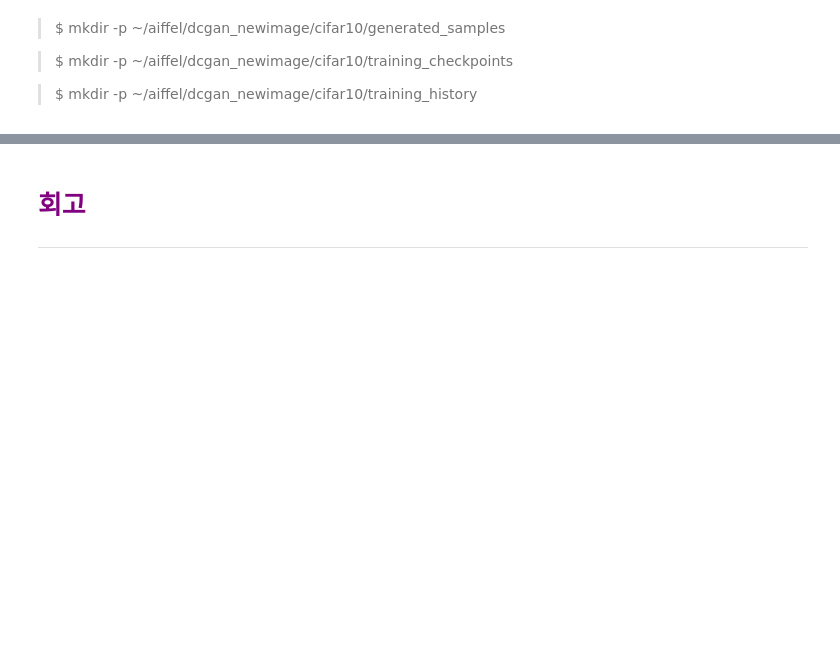
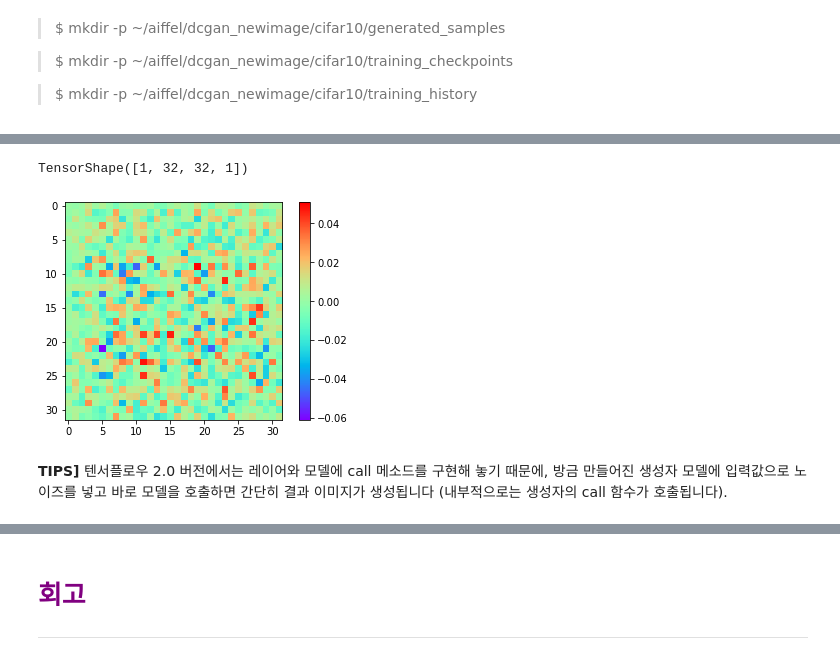
Before and after one commit to nogi519/aiffel, a Jupyter notebook: EXPLORATION12.ipynb, the cells around one changed output, grey strips where cells are left out. Saved outputs shown, nothing was run; the diff lists cells and outputs as text; code cells hidden in the pictures; blank space fills up the shorter version.

```diff
--- a/EXPLORATION12.ipynb
+++ b/EXPLORATION12.ipynb
@@ -205,0 +255,32 @@ Summa의 summarize를 사용하여 추출적 요약을 해보세요.
+# %%
+def make_generator_model():  # 언제든 생성자를 생성하는 함수
+
+    # Start(레이어를 차곡차곡 쌓기!)
+    model = tf.keras.Sequential()
+
+    # First: Dense layer
+    model.add(layers.Dense(8*8*256, use_bias=False, input_shape=(100,)))
+    model.add(layers.BatchNormalization())
+    model.add(layers.LeakyReLU())
+
+    # Second: Reshape layer : 1차원 벡터를 (7, 7, 256) 형상의 3차원 벡터로 변환시키는 작업
+    model.add(layers.Reshape((8, 8, 256)))
+
+    # Third: Conv2DTranspose layer : 가장 중요한 레이어, 일반적인 Conv2D와 반대로 이미지 사이즈를 넓혀주는 층
+    model.add(layers.Conv2DTranspose(128, kernel_size=(5, 5), strides=(1, 1), padding='same', use_bias=False))
+    model.add(layers.BatchNormalization())  # 신경망의 가중치가 폭발하지 않도록 가중치 값을 정규화
+    model.add(layers.LeakyReLU())
+
+    # Fourth: Conv2DTranspose layer
+    model.add(layers.Conv2DTranspose(64, kernel_size=(5, 5), strides=(2, 2), padding='same', use_bias=False))
+    model.add(layers.BatchNormalization())
+    model.add(layers.LeakyReLU())
+
+    # Fifth: Conv2DTranspose layer
+    model.add(layers.Conv2DTranspose(1, kernel_size=(5, 5), strides=(2, 2), padding='same', use_bias=False, \
+                                     activation='tanh'))  #  tanh : -1 ~ 1 이내의 값으로 픽셀값을 정규화시켰던 데이터셋과 동일하게 하기 위함
+
+    return model
+# %%
+generator = make_generator_model()
+generator.summary()  # 모델 세부 내용 출력
@@ -205,0 +305,18 @@ Summa의 summarize를 사용하여 추출적 요약을 해보세요.
+# %%
+# Batch Normalization 레이어는 훈련 시기와 추론(infernce) 시기의 행동이 다르기 때문에
+# training=False을 주어야 올바른 결과를 얻을 수 있음!
+# tf.random.normal : 가우시안 분포에서 뽑아낸 랜덤 벡터로 이루어진 노이즈 벡터를 만듦
+noise = tf.random.normal([1, 100])
+
+generated_image = generator(noise, training=False)
+generated_image.shape  # 이미지가 규격에 맞춰 잘 생성됐는지 확인
+# %% [output]
+TensorShape([1, 32, 32, 1])
+# %%
+plt.imshow(generated_image[0, :, :, 0], cmap = 'rainbow')
+plt.colorbar()
+plt.show()  # 생성한 이미지 출력
+# %% [output]
+[figure, added]
+# %% [markdown]
+**TIPS]** 텐서플로우 2.0 버전에서는 레이어와 모델에 call 메소드를 구현해 놓기 때문에, 방금 만들어진 생성자 모델에 입력값으로 노이즈를 넣고 바로 모델을 호출하면 간단히 결과 이미지가 생성됩니다 (내부적으로는 생성자의 call 함수가 호출됩니다).
```
Also changed, not shown: parts of 69 cells of this notebook.
